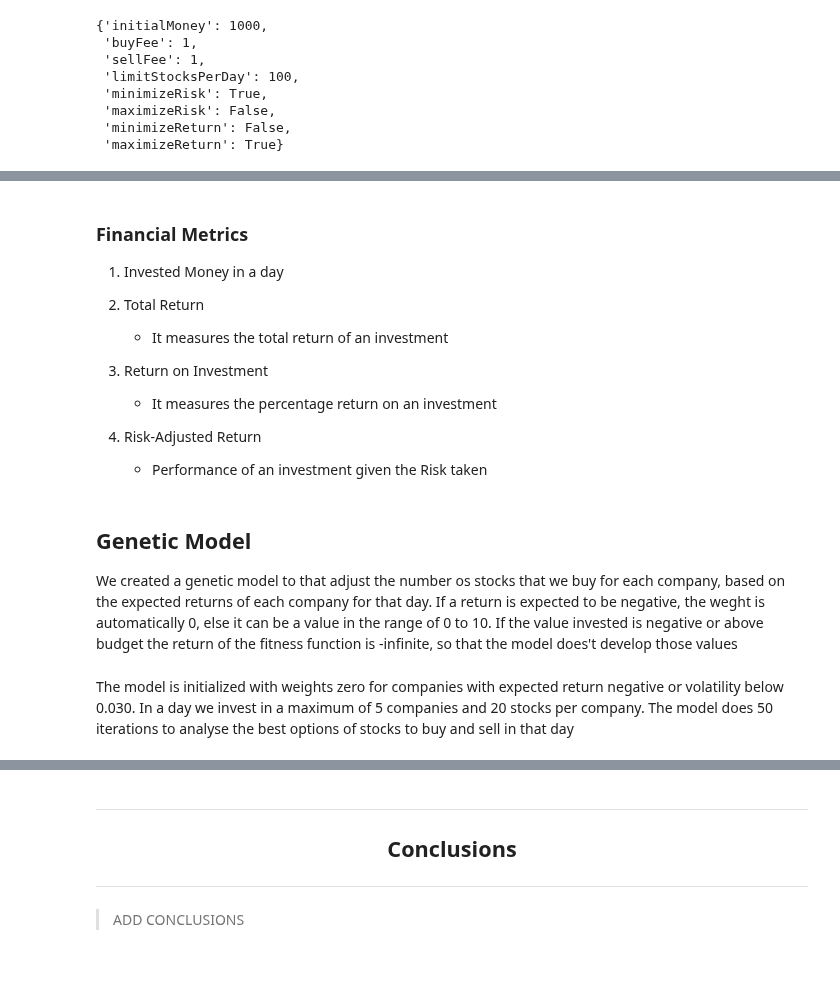
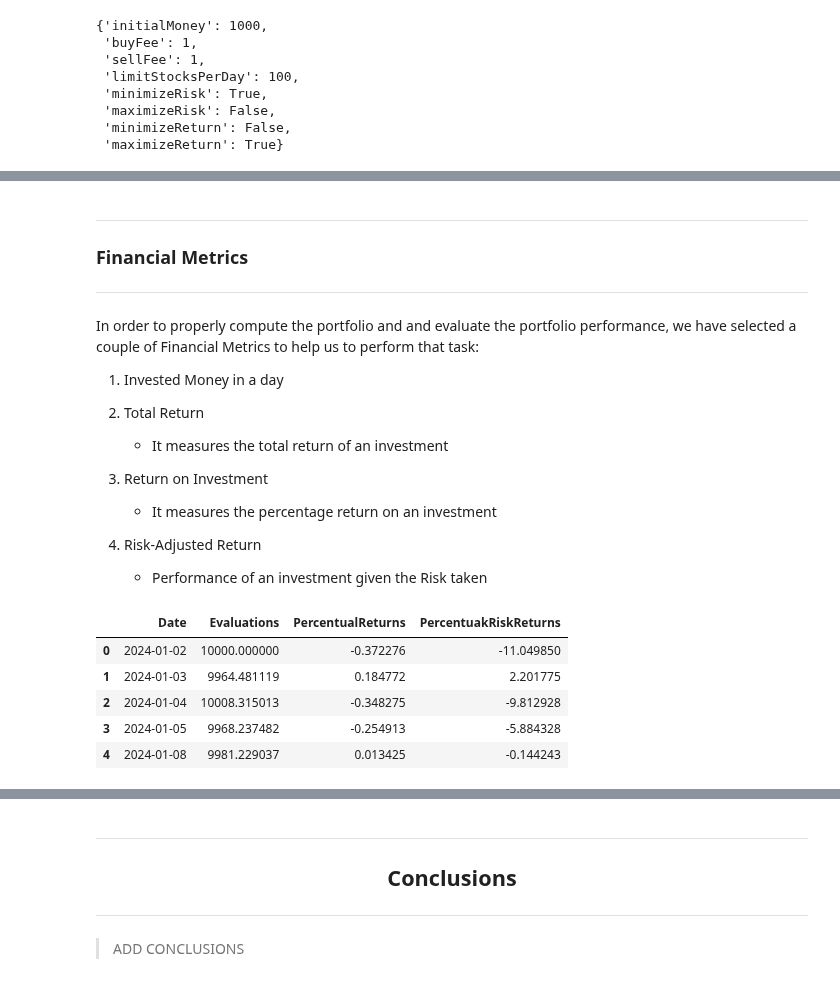
Before and after one commit to EstevesX10/SP500-Stock-Forecasting-and-Optimization, a Jupyter notebook: SP500 Stock Forecasting and Optimization/SP500 Stock Price Forecasting and Optimization.ipynb, the cells around one changed output, grey strips where cells are left out. Saved outputs shown, nothing was run; the diff lists cells and outputs as text; code cells hidden in the pictures.

```diff
--- a/SP500 Stock Forecasting and Optimization/SP500 Stock Price Forecasting and Optimization.ipynb
+++ b/SP500 Stock Forecasting and Optimization/SP500 Stock Price Forecasting and Optimization.ipynb
@@ -486,5 +466,9 @@ KeyboardInterrupt:
 # %% [markdown]
+---
 ### Financial Metrics
+---
+
+In order to properly compute the portfolio and and evaluate the portfolio performance, we have selected a couple of  Financial Metrics to help us to perform that task:
 
 1. Invested Money in a day
 
@@ -496,8 +480,3 @@ KeyboardInterrupt:
 
 4. Risk-Adjusted Return
     - Performance of an investment given the Risk taken
-# %% [markdown]
-## Genetic Model
-We created a genetic model to that adjust the number os stocks that we buy for each company, based on the expected returns of each company for that day. If a return is expected to be negative, the weght is automatically 0, else it can be a value in the range of 0 to 10. If the value invested is negative or above budget the return of the fitness function is -infinite, so that the model does't develop those values
-# %% [markdown]
-The model is initialized with weights zero for companies with expected return negative or volatility below 0.030. In a day we invest in a maximum of 5 companies and 20 stocks per company. The model does 50 iterations to analyse the best options of stocks to buy and sell in that day
@@ -503,0 +518,10 @@ The model is initialized with weights zero for companies with expected return ne
+# %%
+# Inpect the Portfolio Details for the first 5 days
+portfolioDetails.head()
+# %% [output]
+|  | Date | Evaluations | PercentualReturns | PercentuakRiskReturns |
+| 0 | 2024-01-02 | 10000.000000 | -0.372276 | -11.049850 |
+| 1 | 2024-01-03 | 9964.481119 | 0.184772 | 2.201775 |
+| 2 | 2024-01-04 | 10008.315013 | -0.348275 | -9.812928 |
+| 3 | 2024-01-05 | 9968.237482 | -0.254913 | -5.884328 |
+| 4 | 2024-01-08 | 9981.229037 | 0.013425 | -0.144243 |
```
Also changed, not shown: parts of 9 cells of this notebook.
